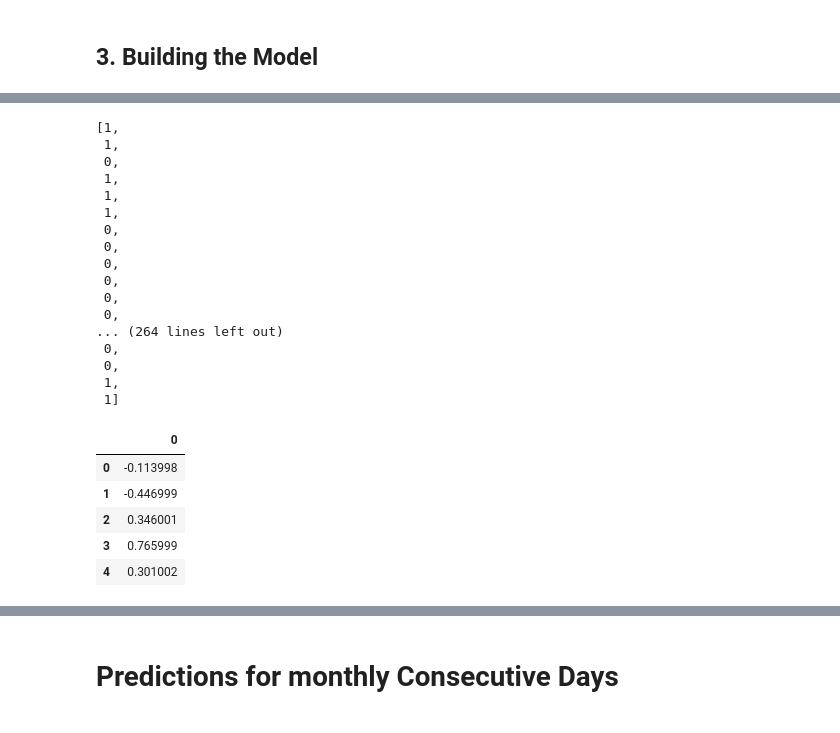
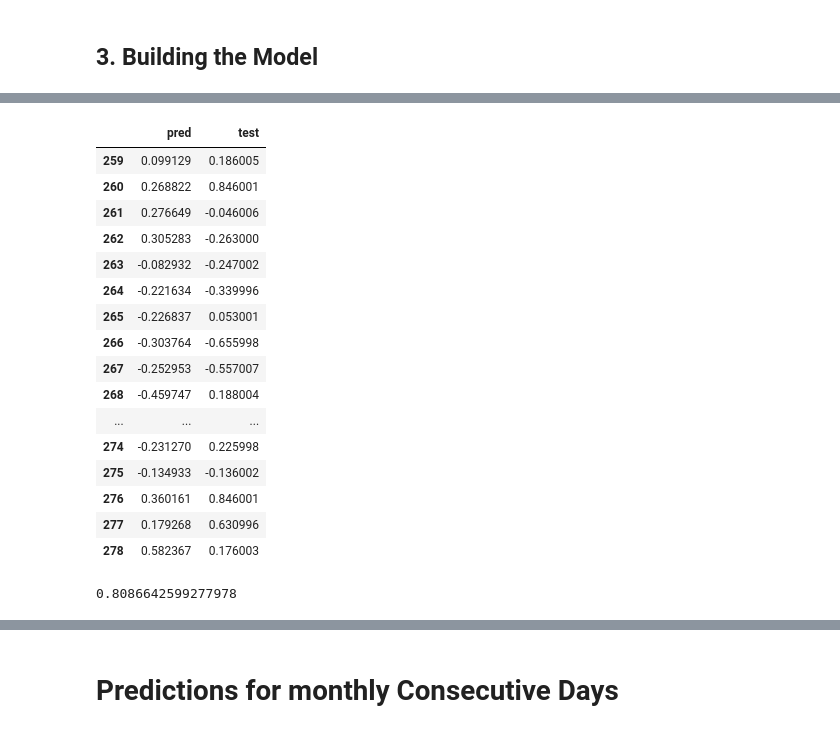
Before and after one commit to ngtinc21/Machine-Learning-Algorithms, a Jupyter notebook: RNN_Example_3_Forex_Rate_Prediction.ipynb, the cells around one changed output, grey strips where cells are left out. Cells and saved outputs as stored; diff of their text form; code cells hidden in the pictures.

```diff
--- a/RNN_Example_3_Forex_Rate_Prediction.ipynb
+++ b/RNN_Example_3_Forex_Rate_Prediction.ipynb
@@ -250,7 +196,7 @@ from keras.models import Sequential
 from keras.layers import Dense, LSTM, Dropout
 from tensorflow.keras import callbacks
 model = Sequential()
-model.add(LSTM(128, activation = 'elu', return_sequences = False, input_shape=(X_train.shape[1],1)))
+model.add(LSTM(64, activation = 'relu', return_sequences = False, input_shape=(X_train.shape[1],1)))
 # model.add(LSTM(64, activation = 'elu', return_sequences = False))
 # model.add(Dense(32, activation='elu'))
 model.add(Dense(1))
@@ -274,7 +220,7 @@ _________________________________________________________________
 model.compile(optimizer = 'adam', loss = 'mse',metrics=['mse'])
 # %%
 # Training the model
-early_stopping = callbacks.EarlyStopping(min_delta = 0.01, patience= 5, restore_best_weights = True)
-model.fit(X_train, y_train, epochs = 10, validation_data = (X_test, y_test), batch_size = 1, callbacks=[early_stopping])
+early_stopping = callbacks.EarlyStopping(min_delta = 0.001, patience= 5, restore_best_weights = True)
+model.fit(X_train, y_train, epochs = 10, validation_data = (X_test, y_test), batch_size = 8, callbacks=[early_stopping])
 # %% [output]
 Epoch 1/10
@@ -304,6 +244,12 @@ array([0.01396843, 0.01395556, 0.01419849, 0.01398993])
 # %%
 # Prediction using the trained model
 y_pred = model.predict(X_test)
-y_pred = scaler.inverse_transform(y_pred)
-y_pred[:5]
+y_pred = scaler_y.inverse_transform(y_pred)
+# Process the test shape
+y_test = y_test.reshape(-1,1)
+y_test = scaler_y.inverse_transform(y_test)
+pd.DataFrame(
+  {'pred': y_pred.tolist(),
+   'test': y_test.tolist()
+}).head(5)
 # %% [output]
@@ -315,5 +261,0 @@ array([[103.22284],
-# %%
-# Process and show the test shape
-y_test = y_test.reshape(-1,1)
-y_test = scaler.inverse_transform(y_test)
-y_test[:5]
@@ -366,29 +302,28 @@ daily_complying_sign.count(1)/len(daily_complying_sign)
-# %%
-daily_complying_sign
-# %% [output]
-[1,
- 1,
- 0,
- 1,
- 1,
- 1,
- 0,
- 0,
- 0,
- 0,
- 0,
- 0,
-... (264 lines left out)
- 0,
- 0,
- 1,
- 1]
 # %%
-pd.DataFrame(daily_y_test_change).head()
+pd.DataFrame(
+  {'pred': daily_y_pred_change,
+   'test': daily_y_test_change
+}).tail(20)
 # %% [output]
-|  | 0 |
-| 0 | -0.113998 |
-| 1 | -0.446999 |
-| 2 | 0.346001 |
-| 3 | 0.765999 |
-| 4 | 0.301002 |
+|  | pred | test |
+| 259 | 0.099129 | 0.186005 |
+| 260 | 0.268822 | 0.846001 |
+| 261 | 0.276649 | -0.046006 |
+| 262 | 0.305283 | -0.263000 |
+| 263 | -0.082932 | -0.247002 |
+| 264 | -0.221634 | -0.339996 |
+| 265 | -0.226837 | 0.053001 |
+| 266 | -0.303764 | -0.655998 |
+| 267 | -0.252953 | -0.557007 |
+| 268 | -0.459747 | 0.188004 |
+| ... | ... | ... |
+| 274 | -0.231270 | 0.225998 |
+| 275 | -0.134933 | -0.136002 |
+| 276 | 0.360161 | 0.846001 |
+| 277 | 0.179268 | 0.630996 |
+| 278 | 0.582367 | 0.176003 |
+# %%
+daily_y_pred_change2, daily_y_test_change2, daily_complying_sign2 = sign_prediction(y_pred[2:], y_test[:-2])
+daily_complying_sign2.count(1)/len(daily_complying_sign2)
+# %% [output]
+0.8086642599277978
```
Also changed, not shown: parts of 22 cells of this notebook.
